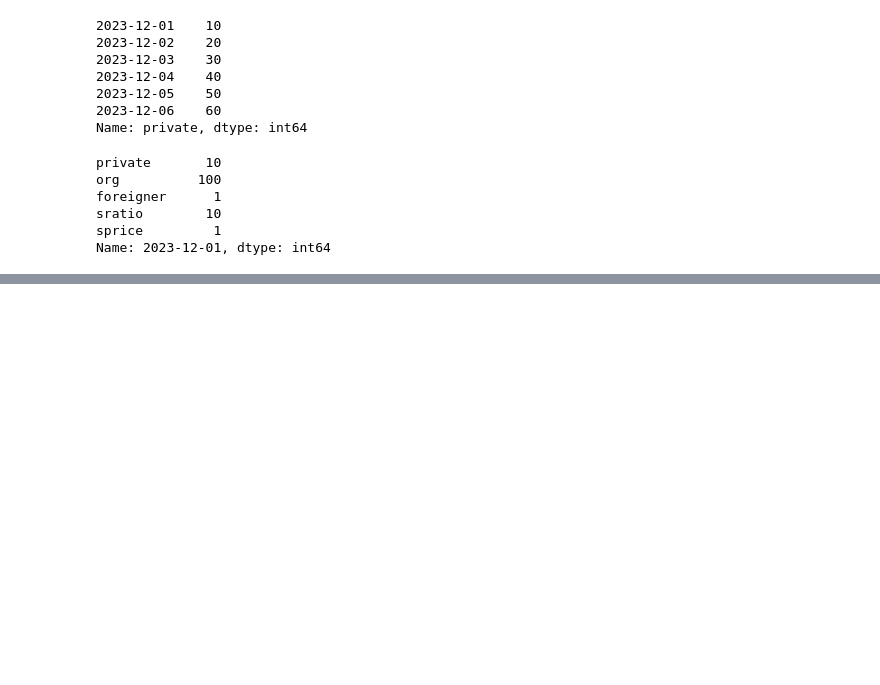
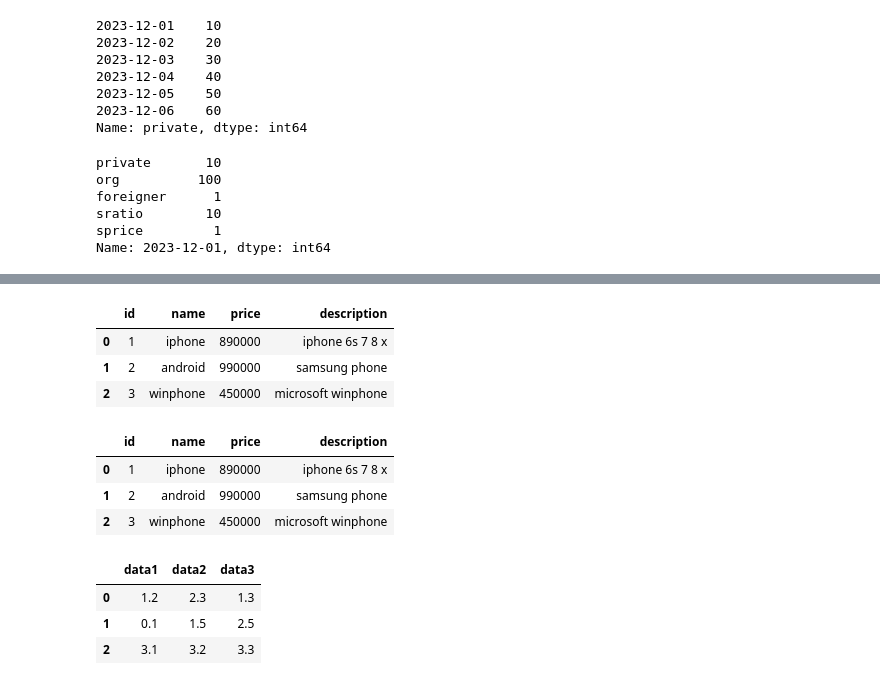
Before and after one commit to SeungJaeEom/python231113, a Jupyter notebook: DemoPandas.ipynb, the cells around one changed output, grey strips where cells are left out. Drawn from its saved outputs; the diff is of its cells as text; code cells hidden in the pictures; blank space fills up the shorter version.

```diff
--- a/DemoPandas.ipynb
+++ b/DemoPandas.ipynb
@@ -85,0 +95,29 @@ Name: 2023-12-01, dtype: int64
+# %%
+df = pd.read_csv("c:\\work\\ex1.csv")
+df
+# %% [output]
+|  | id | name | price | description |
+| 0 | 1 | iphone | 890000 | iphone 6s 7 8 x |
+| 1 | 2 | android | 990000 | samsung phone |
+| 2 | 3 | winphone | 450000 | microsoft winphone |
+# %%
+#컬럼명이 없는 경우
+#!type c:\work\ex2.csv
+df2 = pd.read_csv("c:\\work\\ex2.csv",
+                  names=["id","name","price","description"])
+df2
+# %% [output]
+|  | id | name | price | description |
+| 0 | 1 | iphone | 890000 | iphone 6s 7 8 x |
+| 1 | 2 | android | 990000 | samsung phone |
+| 2 | 3 | winphone | 450000 | microsoft winphone |
+# %%
+#공백문자가 구분자(sep)인 경우
+#!type c:\work\ex3.txt
+df3 = pd.read_table("c:\\work\\ex3.txt", sep="\s+")
+df3
+# %% [output]
+|  | data1 | data2 | data3 |
+| 0 | 1.2 | 2.3 | 1.3 |
+| 1 | 0.1 | 1.5 | 2.5 |
+| 2 | 3.1 | 3.2 | 3.3 |
```
Also changed, not shown: parts of 2 cells of this notebook, 1 other file.
